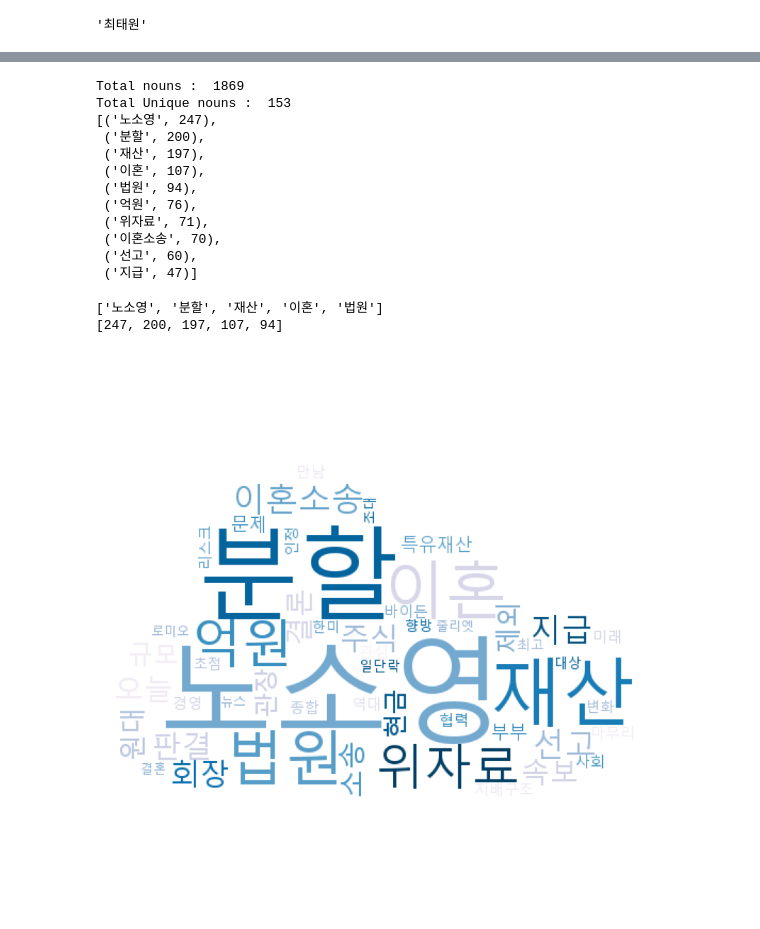
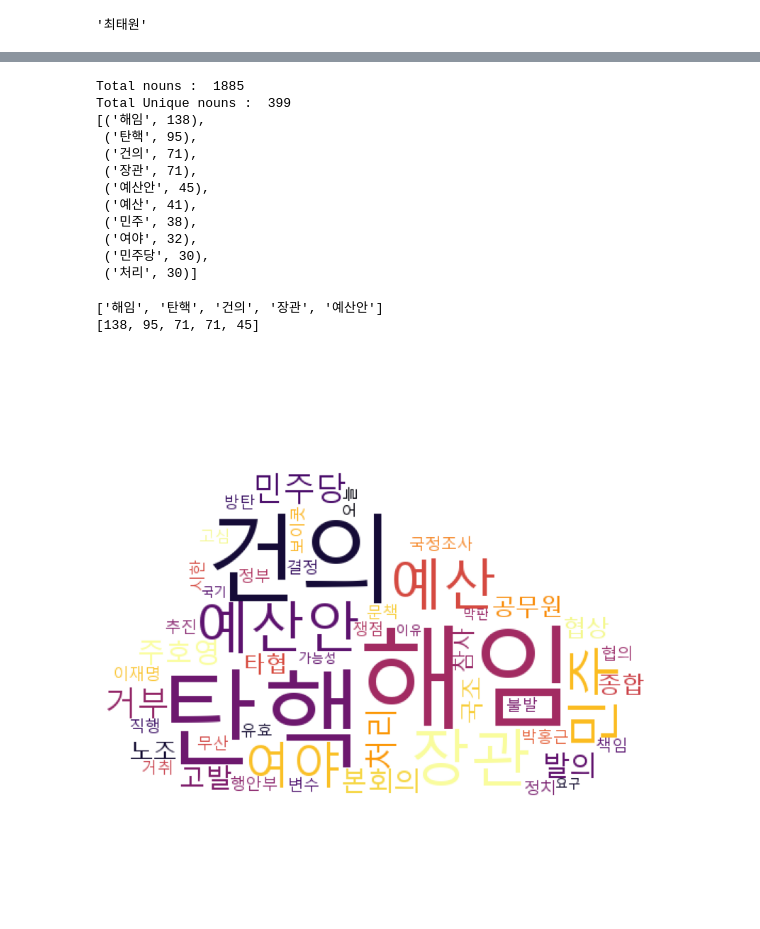
Before and after one commit to YoonJiHwan98/News-clipping-service-based-on-Google-Trends, a Jupyter notebook: src/Crawling.ipynb, the cells around one changed output, grey strips where cells are left out. Drawn from its saved outputs; the diff is of its cells as text; code cells hidden in the pictures.

Commit message:
add word cloud
add word cloud

```diff
--- a/src/Crawling.ipynb
+++ b/src/Crawling.ipynb
@@ -107,7 +107,7 @@ def crawl_news(query: str=None, crawl_num: int=300, workers: int=4):
             bs = BeautifulSoup(req.text, 'html.parser')
     return articleList
 # %%
-query = data[0][0]
+query = data[0][4]
 
 articleList = crawl_news(query)
 
@@ -230,18 +234,18 @@ print(f"Total {tokenizer} : ", len(text.tokens)) #총 나온 명사의 빈도
 print(f"Total Unique {tokenizer} : ", len(set(text.tokens))) #그 중에서 특별한 명사의 등장 빈도
 pprint(text.vocab().most_common(10))
 # %% [output]
-Total nouns :  1869
-Total Unique nouns :  153
-[('노소영', 247),
- ('분할', 200),
- ('재산', 197),
- ('이혼', 107),
- ('법원', 94),
- ('억원', 76),
- ('위자료', 71),
- ('이혼소송', 70),
- ('선고', 60),
- ('지급', 47)]
+Total nouns :  1885
+Total Unique nouns :  399
+[('해임', 138),
+ ('탄핵', 95),
+ ('건의', 71),
+ ('장관', 71),
+ ('예산안', 45),
+ ('예산', 41),
+ ('민주', 38),
+ ('여야', 32),
+ ('민주당', 30),
+ ('처리', 30)]
 # %%
 from nltk import FreqDist
 
@@ -261,24 +265,24 @@ test = {"Counts" : x, "Samples" : y}
 print(x[:5])
 print(y[:5])
 # %% [output]
-['노소영', '분할', '재산', '이혼', '법원']
-[247, 200, 197, 107, 94]
+['해임', '탄핵', '건의', '장관', '예산안']
+[138, 95, 71, 71, 45]
 # %%
 from wordcloud import WordCloud
 path = r"C:\Windows\Fonts\malgun.ttf"
 
 mask = np.array(Image.open(r"C:\Users\yoon9\Documents\GitHub\News-clipping-service-based-on-Google-Trends\src\cloud.png")) #이미지 불러오기
 wordcloud = WordCloud(font_path = path,
                       relative_scaling = 0.2,
                       #stopwords=STOPWORDS,
                       mask=mask,
                       background_color='white',
-                      colormap='PuBu'
+                      colormap=plt.cm.inferno
                       ).generate_from_frequencies(wordInfo) #wordinfo에 저장된 tokens 들에 빈도수에 따라 크기가 달라지도록
 plt.figure(figsize=(10,10))
 plt.imshow(wordcloud)
 plt.axis("off")
-plt.savefig(r"C:\Users\yoon9\Documents\GitHub\News-clipping-service-based-on-Google-Trends\src\WordCloud image\wordcloud_1.png")
+#plt.savefig(fr"C:\Users\yoon9\Documents\GitHub\News-clipping-service-based-on-Google-Trends\src\WordCloud image\wordcloud_{query}.png")
 plt.show()
 # %% [output]
-[figure, old version]
+[figure, new version]
```
Also changed, not shown: parts of 4 cells of this notebook, 9 other files.
